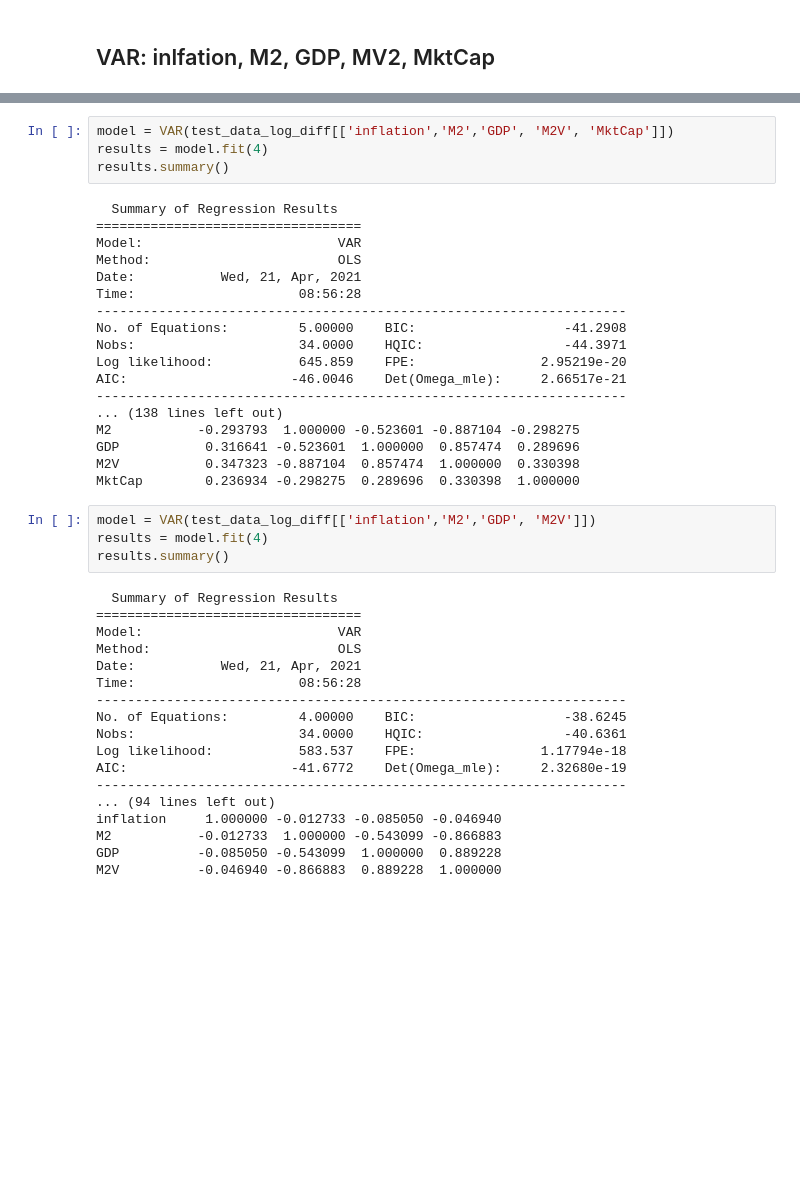
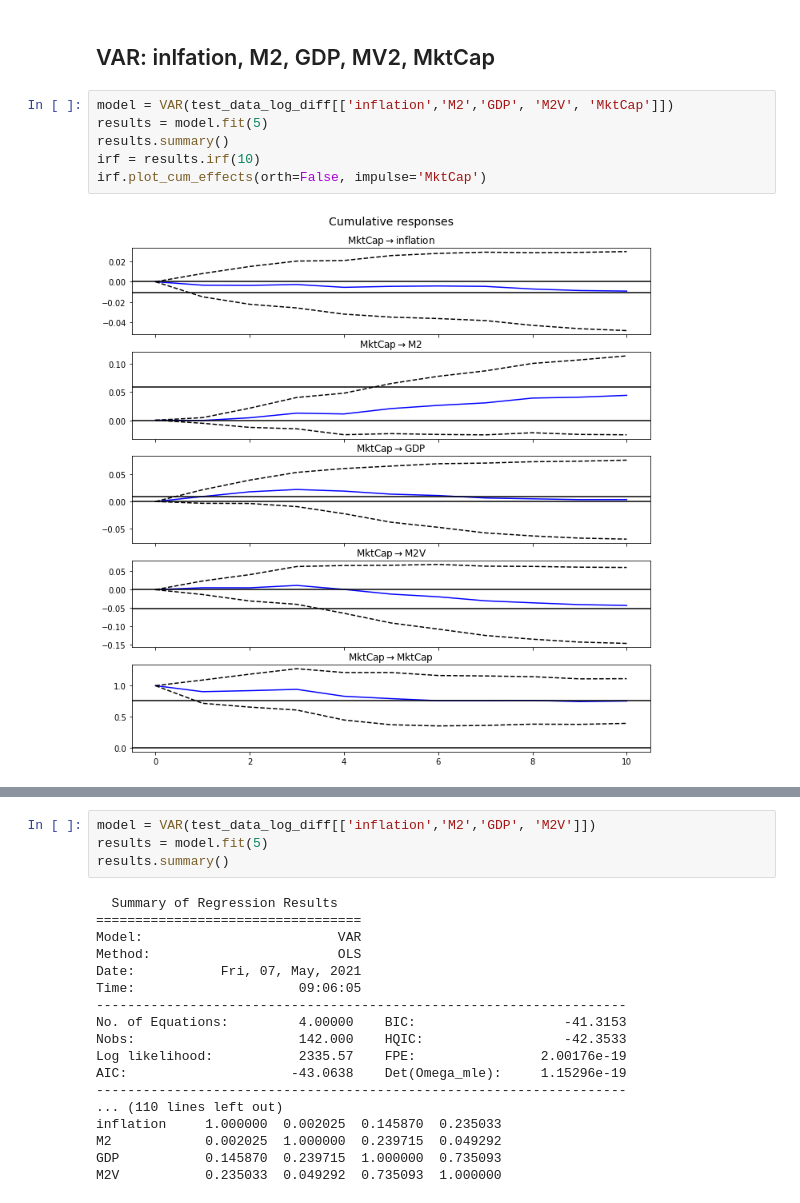
Before and after one commit to felipe-fp/corcovado, a Jupyter notebook: inflation_MktCap_analysis/inlation_analysis.ipynb, the cells around one changed output, grey strips where cells are left out. Cells and saved outputs as stored; diff of their text form; blank space fills up the shorter version.

```diff
--- a/inflation_MktCap_analysis/inlation_analysis.ipynb
+++ b/inflation_MktCap_analysis/inlation_analysis.ipynb
@@ -248,2 +294,10 @@ MktCap        0.382166 -0.258217  0.490388  1.000000
 # %% [markdown]
 ## VAR: inlfation, M2, GDP, MV2, MktCap
+# %%
+model = VAR(test_data_log_diff[['inflation','M2','GDP', 'M2V', 'MktCap']])
+results = model.fit(5)
+results.summary()
+irf = results.irf(10)
+irf.plot_cum_effects(orth=False, impulse='MktCap')
+# %% [output]
+[figure, added]
@@ -250,47 +305,25 @@ MktCap        0.382166 -0.258217  0.490388  1.000000
 # %%
-model = VAR(test_data_log_diff[['inflation','M2','GDP', 'M2V', 'MktCap']])
-results = model.fit(4)
+model = VAR(test_data_log_diff[['inflation','M2','GDP', 'M2V']])
+results = model.fit(5)
 results.summary()
 # %% [output]
   Summary of Regression Results
 ==================================
 Model:                         VAR
 Method:                        OLS
-Date:           Wed, 21, Apr, 2021
-Time:                     08:56:28
+Date:           Fri, 07, May, 2021
+Time:                     09:06:05
 --------------------------------------------------------------------
-No. of Equations:         5.00000    BIC:                   -41.2908
-Nobs:                     34.0000    HQIC:                  -44.3971
-Log likelihood:           645.859    FPE:                2.95219e-20
-AIC:                     -46.0046    Det(Omega_mle):     2.66517e-21
+No. of Equations:         4.00000    BIC:                   -41.3153
+Nobs:                     142.000    HQIC:                  -42.3533
+Log likelihood:           2335.57    FPE:                2.00176e-19
+AIC:                     -43.0638    Det(Omega_mle):     1.15296e-19
 --------------------------------------------------------------------
-... (138 lines left out)
-M2           -0.293793  1.000000 -0.523601 -0.887104 -0.298275
-GDP           0.316641 -0.523601  1.000000  0.857474  0.289696
-M2V           0.347323 -0.887104  0.857474  1.000000  0.330398
-MktCap        0.236934 -0.298275  0.289696  0.330398  1.000000
+... (110 lines left out)
+inflation     1.000000  0.002025  0.145870  0.235033
+M2            0.002025  1.000000  0.239715  0.049292
+GDP           0.145870  0.239715  1.000000  0.735093
+M2V           0.235033  0.049292  0.735093  1.000000
-# %%
-model = VAR(test_data_log_diff[['inflation','M2','GDP', 'M2V']])
-results = model.fit(4)
-results.summary()
-# %% [output]
-  Summary of Regression Results
-==================================
-Model:                         VAR
-Method:                        OLS
-Date:           Wed, 21, Apr, 2021
-Time:                     08:56:28
---------------------------------------------------------------------
-No. of Equations:         4.00000    BIC:                   -38.6245
-Nobs:                     34.0000    HQIC:                  -40.6361
-Log likelihood:           583.537    FPE:                1.17794e-18
-AIC:                     -41.6772    Det(Omega_mle):     2.32680e-19
---------------------------------------------------------------------
-... (94 lines left out)
-inflation     1.000000 -0.012733 -0.085050 -0.046940
-M2           -0.012733  1.000000 -0.543099 -0.866883
-GDP          -0.085050 -0.543099  1.000000  0.889228
-M2V          -0.046940 -0.866883  0.889228  1.000000
 # %%
 data_shifted = test_data_log_diff[['M2', 'GDP', 'M2V']].shift(-1)
 data_reg = data_shifted.join(test_data_log_diff['inflation'], how = 'inner').dropna()
```
Also changed, not shown: parts of 26 cells of this notebook, 3 other files.
